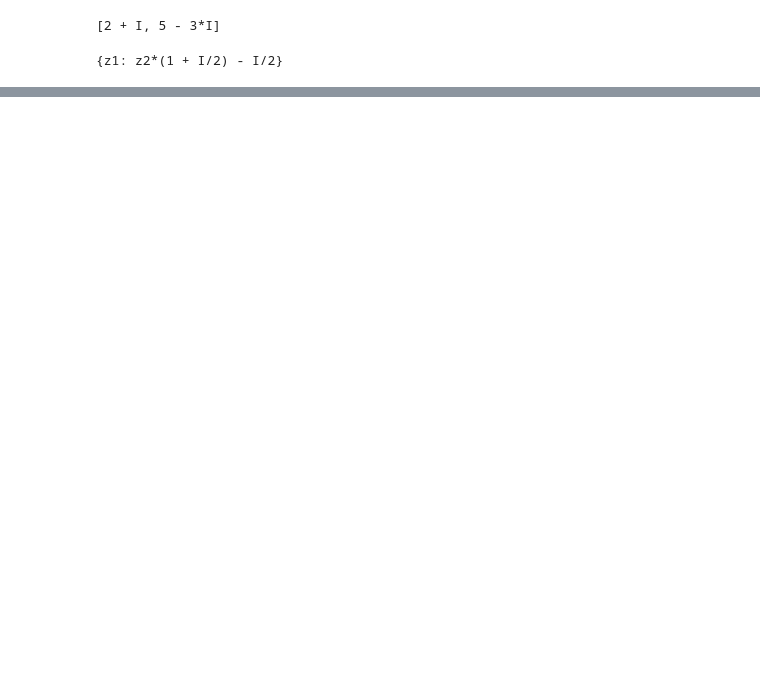
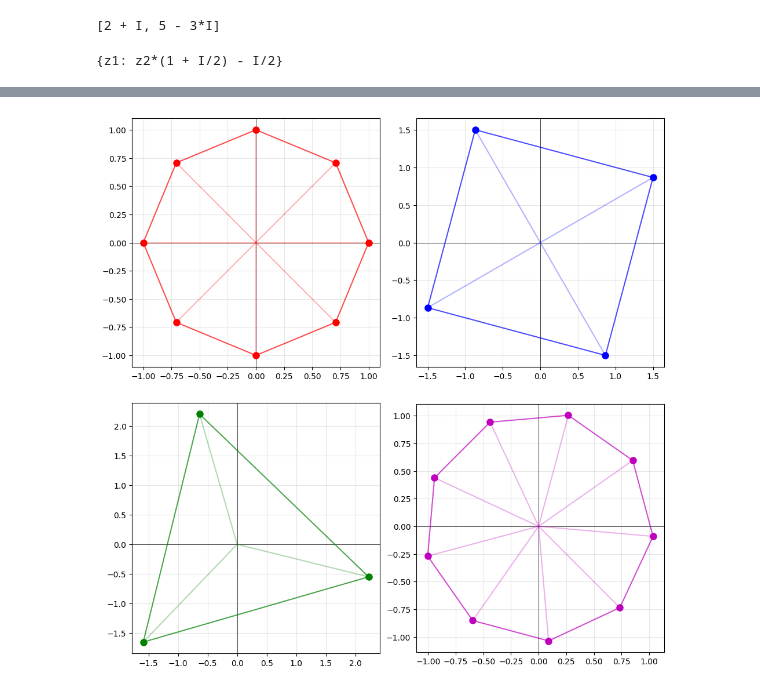
Before and after one commit to exodushka/fa, a Jupyter notebook: alag/dz21.ipynb, the cells around one changed output, grey strips where cells are left out. Cells and saved outputs as stored; diff of their text form; code cells hidden in the pictures; blank space fills up the shorter version.

```diff
--- a/alag/dz21.ipynb
+++ b/alag/dz21.ipynb
@@ -80,3 +104,81 @@ NotImplementedError: solving Abs(z) when the argument is not real or imaginary.
 ![](pic/21/3.png)
 # %% [markdown]
 ![](pic/21/4.png)
+# %%
+import sympy as sp
+import matplotlib.pyplot as plt
+import cmath
+
+I = sp.I
+
+roots_a = [sp.exp(2*sp.pi*I*k/8) for k in range(8)]
+
+z_b = -18 / (1 + I*sp.sqrt(3))
+z_b_simplified = sp.simplify(z_b)
+roots_b = [sp.root(z_b_simplified, 4, k) for k in range(4)]
+
+expr_c = (1 - 5*I)/(1 + I) - 5*(1 + 2*I)/(2 - I) + 11
+expr_c_simplified = sp.simplify(expr_c)
+roots_c = [sp.root(expr_c_simplified, 3, k) for k in range(3)]
+
+z_d = 1 - I
+roots_d = [sp.root(z_d, 9, k) for k in range(9)]
+
+fig, axes = plt.subplots(2, 2, figsize=(10, 10))
+
+ax = axes[0, 0]
+ax.axhline(y=0, color='k', linewidth=0.5)
+ax.axvline(x=0, color='k', linewidth=0.5)
+vals_a = [complex(r.evalf()) for r in roots_a]
+xs_a = [v.real for v in vals_a] + [vals_a[0].real]
+ys_a = [v.imag for v in vals_a] + [vals_a[0].imag]
+ax.plot(xs_a, ys_a, 'r-', linewidth=1.5, alpha=0.7)
+for v in vals_a:
+    ax.plot(v.real, v.imag, 'ro', markersize=8)
+    ax.plot([0, v.real], [0, v.imag], 'r-', alpha=0.3)
+ax.grid(True, alpha=0.3)
+ax.set_aspect('equal')
+
+ax = axes[0, 1]
+ax.axhline(y=0, color='k', linewidth=0.5)
+ax.axvline(x=0, color='k', linewidth=0.5)
+vals_b = [complex(r.evalf()) for r in roots_b]
+xs_b = [v.real for v in vals_b] + [vals_b[0].real]
+ys_b = [v.imag for v in vals_b] + [vals_b[0].imag]
+ax.plot(xs_b, ys_b, 'b-', linewidth=1.5, alpha=0.7)
+for v in vals_b:
+    ax.plot(v.real, v.imag, 'bo', markersize=8)
+    ax.plot([0, v.real], [0, v.imag], 'b-', alpha=0.3)
+ax.grid(True, alpha=0.3)
+ax.set_aspect('equal')
+
+ax = axes[1, 0]
+ax.axhline(y=0, color='k', linewidth=0.5)
+ax.axvline(x=0, color='k', linewidth=0.5)
+vals_c = [complex(r.evalf()) for r in roots_c]
+xs_c = [v.real for v in vals_c] + [vals_c[0].real]
+ys_c = [v.imag for v in vals_c] + [vals_c[0].imag]
+ax.plot(xs_c, ys_c, 'g-', linewidth=1.5, alpha=0.7)
+for v in vals_c:
+    ax.plot(v.real, v.imag, 'go', markersize=8)
+    ax.plot([0, v.real], [0, v.imag], 'g-', alpha=0.3)
+ax.grid(True, alpha=0.3)
+ax.set_aspect('equal')
+
+ax = axes[1, 1]
+ax.axhline(y=0, color='k', linewidth=0.5)
+ax.axvline(x=0, color='k', linewidth=0.5)
+vals_d = [complex(r.evalf()) for r in roots_d]
+xs_d = [v.real for v in vals_d] + [vals_d[0].real]
+ys_d = [v.imag for v in vals_d] + [vals_d[0].imag]
+ax.plot(xs_d, ys_d, 'm-', linewidth=1.5, alpha=0.7)
+for v in vals_d:
+    ax.plot(v.real, v.imag, 'mo', markersize=8)
+    ax.plot([0, v.real], [0, v.imag], 'm-', alpha=0.3)
+ax.grid(True, alpha=0.3)
+ax.set_aspect('equal')
+
+plt.tight_layout()
+plt.show()
+# %% [output]
+[figure, added]
```
Also changed, not shown: parts of 10 cells of this notebook, 5 other files.
